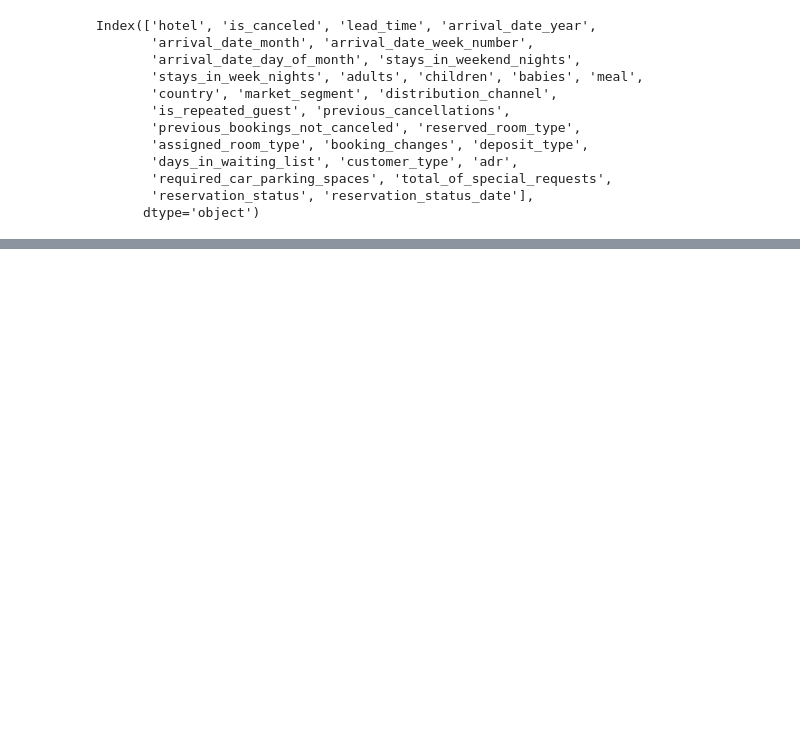
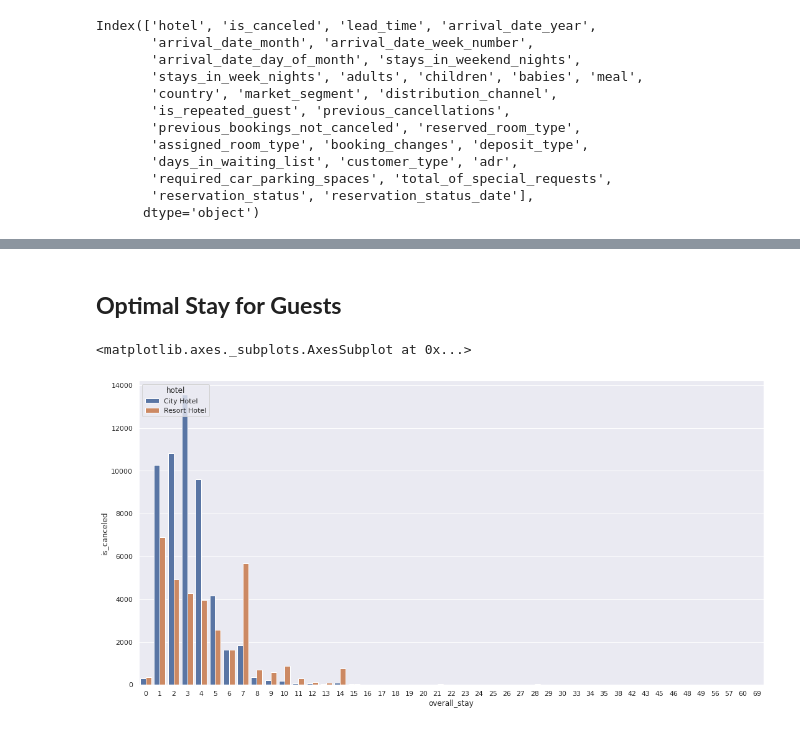
Before and after one commit to RAHULRAJ666DX/Capston-Hotel-Booking-Analysis-, a Jupyter notebook: EDA_Hotel_Booking_Analysis_Rahul_Raj.ipynb, the cells around one changed output, grey strips where cells are left out. Cells and saved outputs as stored; diff of their text form; code cells hidden in the pictures; blank space fills up the shorter version.

```diff
--- a/EDA_Hotel_Booking_Analysis_Rahul_Raj.ipynb
+++ b/EDA_Hotel_Booking_Analysis_Rahul_Raj.ipynb
@@ -920,0 +956,12 @@ Index(['hotel', 'is_canceled', 'lead_time', 'arrival_date_year',
+# %% [markdown]
+## **Optimal Stay for Guests**
+# %%
+df['overall_stay']=df['stays_in_week_nights']+df['stays_in_weekend_nights']
+# %%
+stay = df.groupby(['overall_stay', 'hotel']).agg('count').reset_index()   # group by total stay and hotel
+# %%
+plt.figure(figsize=(18,9))
+sns.barplot(x='overall_stay',y='is_canceled',hue='hotel',data=stay)
+# %% [output]
+<matplotlib.axes._subplots.AxesSubplot at 0x...>
+[figure, added]
```
Also changed, not shown: parts of 9 cells of this notebook.
